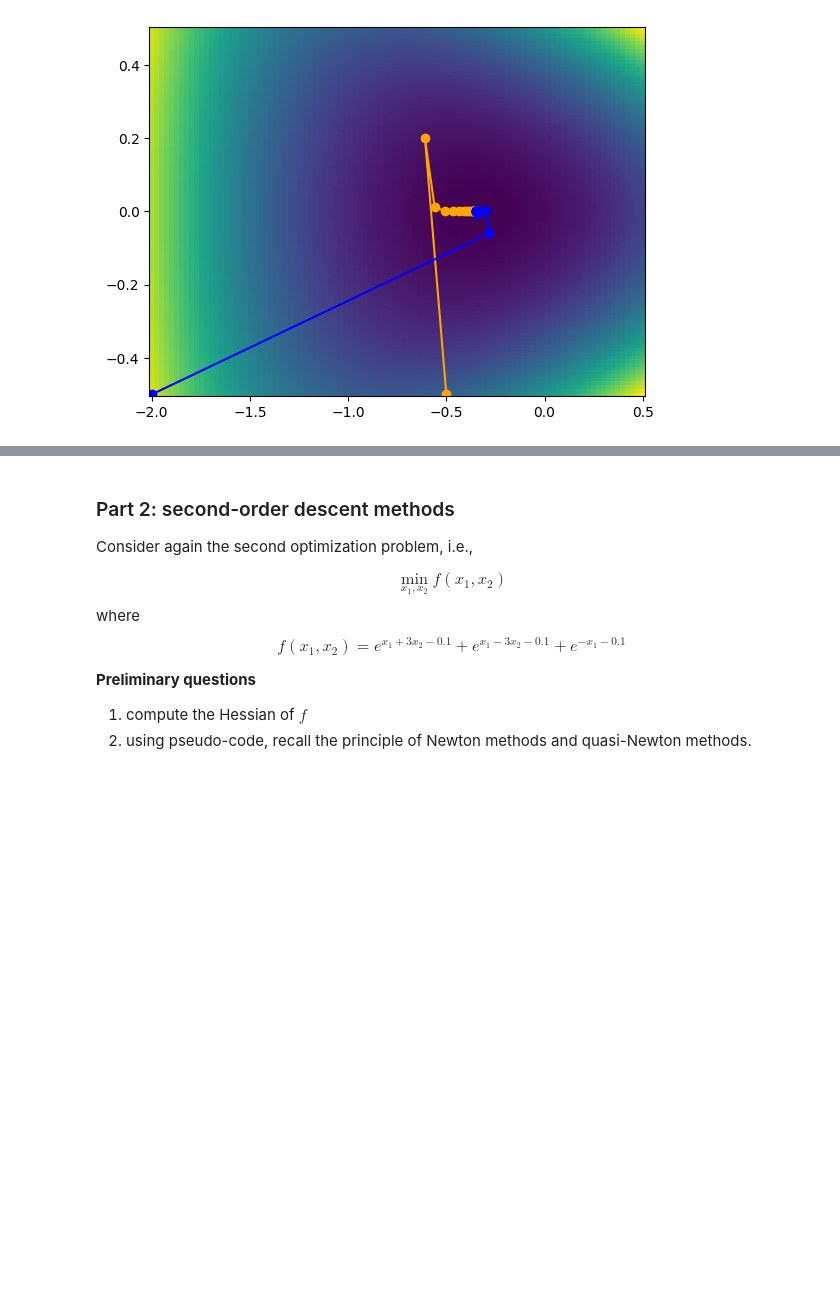
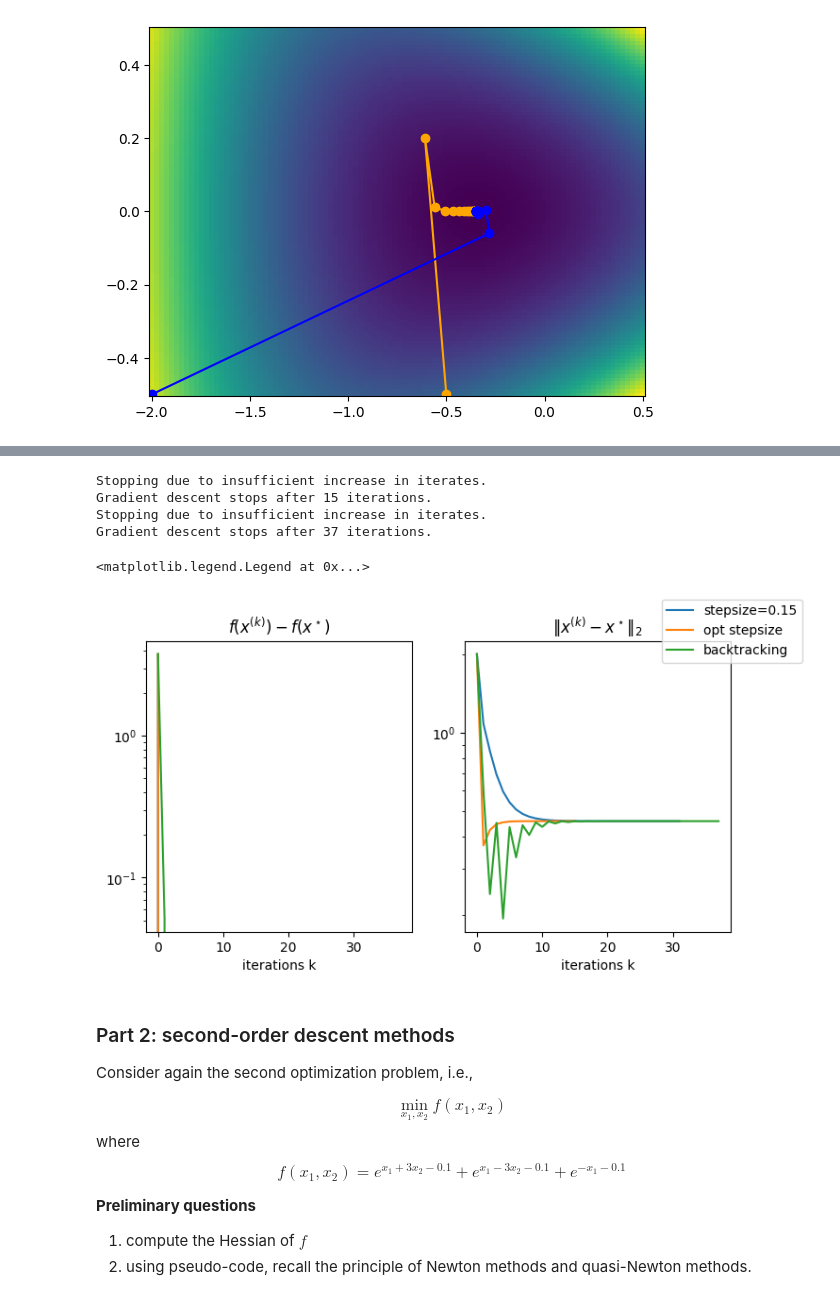
Before and after one commit to Yassine913/Info, a Jupyter notebook: notebooks/TP2.ipynb, the cells around one changed output, grey strips where cells are left out. Saved outputs shown, nothing was run; the diff lists cells and outputs as text; code cells hidden in the pictures; blank space fills up the shorter version.

```diff
--- a/notebooks/TP2.ipynb
+++ b/notebooks/TP2.ipynb
@@ -454,3 +454,37 @@ Gradient descent stops after 37 iterations.
+# %%
+# Question 5:
+fopt = obj(0, -0.3) # optimal value of f
+xopt = np.array([0, -0.3]) # minimizer
+
+x0 = np.array([-2, -0.5])
+step = 0.15
+xks, cost_vals = gradient_descent_fixed_stepsize2(x0, step, nitermax=200, tol=1e-6)
+xks_opt, cost_vals_opt = gradient_descent_optimal_stepsize2(x0, nitermax=200, tol=1e-6)
+xks_opt2, cost_vals_opt2,ite = gradient_descent_backtracking(x0,0.2,0.95, nitermax=200, tol=1e-6)
+dist = np.linalg.norm(xks - xopt, axis=1)
+dist_opt = np.linalg.norm(xks_opt - xopt, axis=1)
+dist_opt2 = np.linalg.norm(xks_opt2 - xopt, axis=1)
+# display on contour plot
+fig, ax = plt.subplots(ncols=2, sharex=True, figsize=(8, 4))
+ax[0].semilogy(cost_vals-fopt)
+ax[0].semilogy(cost_vals_opt-fopt)
+ax[0].semilogy(cost_vals_opt2-fopt)
+ax[0].set_xlabel('iterations k')
+ax[0].set_title(r'$f(x^{(k)}) - f(x^\star)$')
+
+ax[1].semilogy(dist, label='stepsize='+str(step))
+ax[1].semilogy(dist_opt, label='opt stepsize')
+ax[1].semilogy(dist_opt2, label='backtracking')
+ax[1].set_xlabel('iterations k')
+ax[1].set_title(r'$\Vert x^{(k)} - x^\star\Vert_2$');
+fig.legend()
+# %% [output]
+Stopping due to insufficient increase in iterates.
+Gradient descent stops after 15 iterations.
+Stopping due to insufficient increase in iterates.
+Gradient descent stops after 37 iterations.
+<matplotlib.legend.Legend at 0x...>
+[figure, added]
 # %% [markdown]
 ### Part 2: second-order descent methods
 
```
Also changed, not shown: parts of 6 cells of this notebook.
